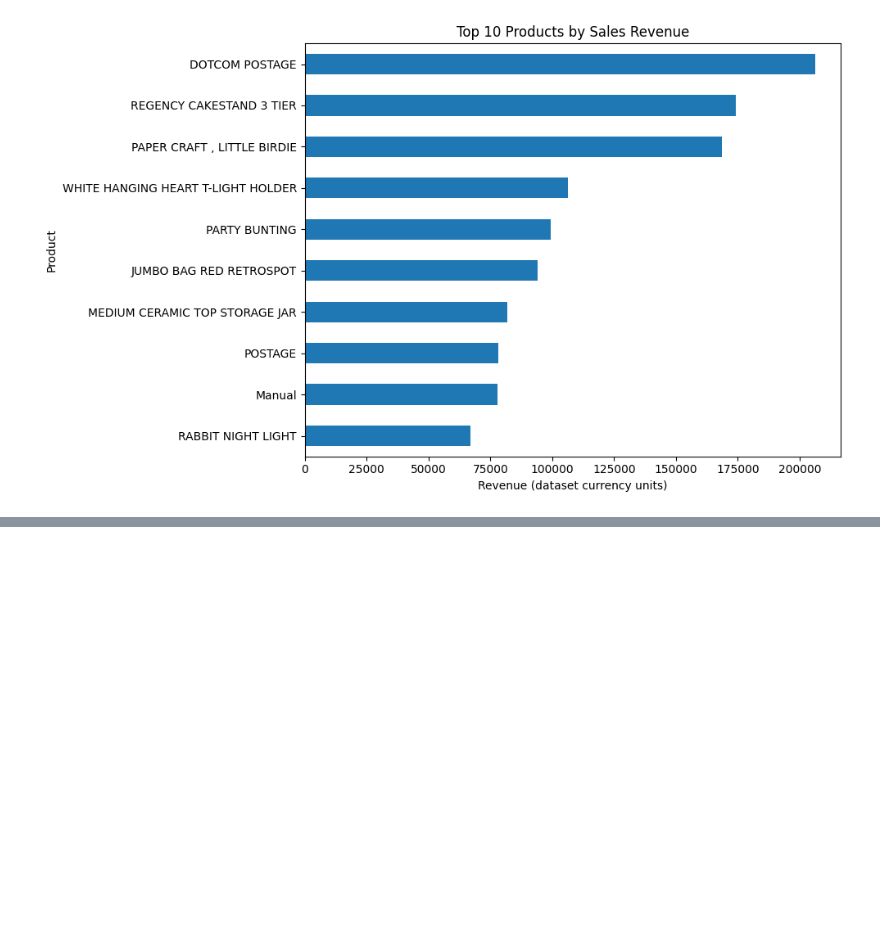
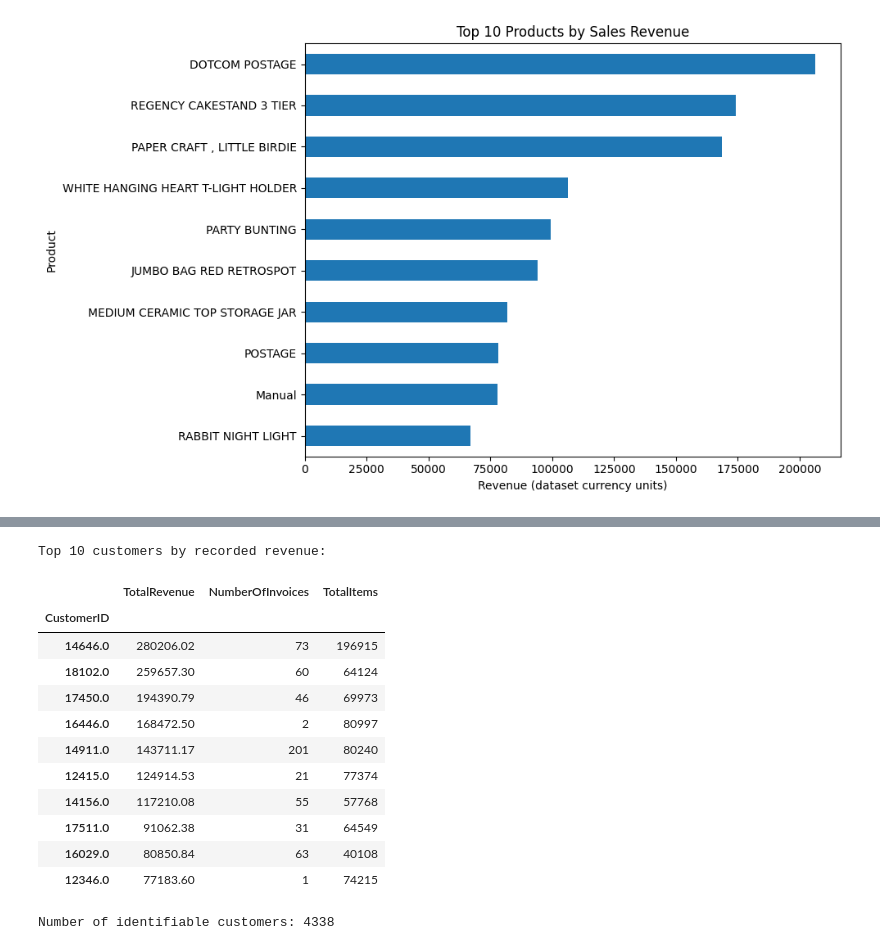
Before and after one commit to venkat-prasath/uk-retail-sales-customer-analytics, a Jupyter notebook: notebooks/01_retail_eda.ipynb, the cells around one changed output, grey strips where cells are left out. Saved outputs shown, nothing was run; the diff lists cells and outputs as text; code cells hidden in the pictures; blank space fills up the shorter version.

```diff
--- a/notebooks/01_retail_eda.ipynb
+++ b/notebooks/01_retail_eda.ipynb
@@ -166,0 +201,35 @@ plt.show()
+# %%
+# Keep transactions with known customer IDs
+customer_data = retail.dropna(subset=["CustomerID"]).copy()
+
+# Calculate customer-level metrics
+customer_summary = (
+    customer_data.groupby("CustomerID")
+    .agg(
+        TotalRevenue=("Revenue", "sum"),
+        NumberOfInvoices=("InvoiceNo", "nunique"),
+        TotalItems=("Quantity", "sum")
+    )
+    .sort_values("TotalRevenue", ascending=False)
+)
+
+print("Top 10 customers by recorded revenue:")
+display(customer_summary.head(10))
+
+print("\nNumber of identifiable customers:",
+      customer_data["CustomerID"].nunique())
+# %% [output]
+Top 10 customers by recorded revenue:
+|  | TotalRevenue | NumberOfInvoices | TotalItems |
+| CustomerID |  |  |  |
+| 14646.0 | 280206.02 | 73 | 196915 |
+| 18102.0 | 259657.30 | 60 | 64124 |
+| 17450.0 | 194390.79 | 46 | 69973 |
+| 16446.0 | 168472.50 | 2 | 80997 |
+| 14911.0 | 143711.17 | 201 | 80240 |
+| 12415.0 | 124914.53 | 21 | 77374 |
+| 14156.0 | 117210.08 | 55 | 57768 |
+| 17511.0 | 91062.38 | 31 | 64549 |
+| 16029.0 | 80850.84 | 63 | 40108 |
+| 12346.0 | 77183.60 | 1 | 74215 |
+Number of identifiable customers: 4338
```
Also changed, not shown: parts of 1 cell of this notebook.
